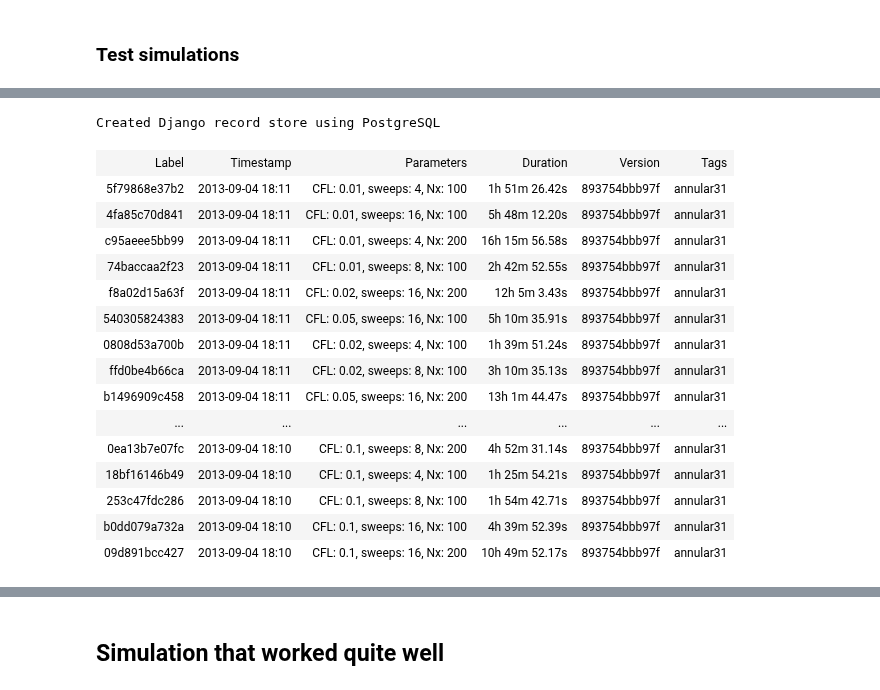
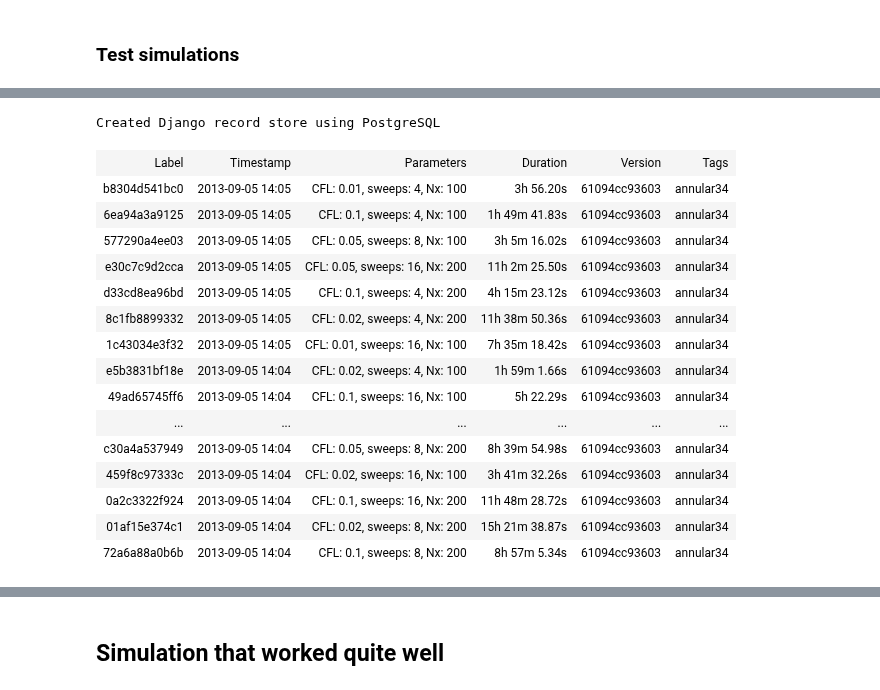
Before and after one commit to wd15/extremefill2D, a Jupyter notebook: annular7.ipynb, the cells around one changed output, grey strips where cells are left out. Cells and saved outputs as stored; diff of their text form; code cells hidden in the pictures.

```diff
--- a/annular7.ipynb
+++ b/annular7.ipynb
@@ -79,27 +79,27 @@ Wed Sep  4 18:10:42 EDT 2013
 # %%
 %load_ext autoreload
 %autoreload 2
 from tools import getSMTRecords, smt_ipy_table
 records = getSMTRecords()
-annular31Records = getSMTRecords(records=records, tags=['annular31'])
+annular34Records = getSMTRecords(records=records, tags=['annular34'])
 
-smt_ipy_table(annular31Records, fields=['label', 'timestamp', 'parameters', 'duration', 'version', 'tags'], parameters=['CFL', 'sweeps', 'Nx'])
+smt_ipy_table(annular34Records, fields=['label', 'timestamp', 'parameters', 'duration', 'version', 'tags'], parameters=['CFL', 'sweeps', 'Nx'])
 # %% [output]
 Created Django record store using PostgreSQL
 | Label | Timestamp | Parameters | Duration | Version | Tags |
-| 5f79868e37b2 | 2013-09-04 18:11 | CFL: 0.01, sweeps: 4, Nx: 100 | 1h 51m 26.42s | 893754bbb97f | annular31 |
-| 4fa85c70d841 | 2013-09-04 18:11 | CFL: 0.01, sweeps: 16, Nx: 100 | 5h 48m 12.20s | 893754bbb97f | annular31 |
-| c95aeee5bb99 | 2013-09-04 18:11 | CFL: 0.01, sweeps: 4, Nx: 200 | 16h 15m 56.58s | 893754bbb97f | annular31 |
-| 74baccaa2f23 | 2013-09-04 18:11 | CFL: 0.01, sweeps: 8, Nx: 100 | 2h 42m 52.55s | 893754bbb97f | annular31 |
-| f8a02d15a63f | 2013-09-04 18:11 | CFL: 0.02, sweeps: 16, Nx: 200 | 12h 5m 3.43s | 893754bbb97f | annular31 |
-| 540305824383 | 2013-09-04 18:11 | CFL: 0.05, sweeps: 16, Nx: 100 | 5h 10m 35.91s | 893754bbb97f | annular31 |
-| 0808d53a700b | 2013-09-04 18:11 | CFL: 0.02, sweeps: 4, Nx: 100 | 1h 39m 51.24s | 893754bbb97f | annular31 |
-| ffd0be4b66ca | 2013-09-04 18:11 | CFL: 0.02, sweeps: 8, Nx: 100 | 3h 10m 35.13s | 893754bbb97f | annular31 |
-| b1496909c458 | 2013-09-04 18:11 | CFL: 0.05, sweeps: 16, Nx: 200 | 13h 1m 44.47s | 893754bbb97f | annular31 |
+| b8304d541bc0 | 2013-09-05 14:05 | CFL: 0.01, sweeps: 4, Nx: 100 | 3h 56.20s | 61094cc93603 | annular34 |
+| 6ea94a3a9125 | 2013-09-05 14:05 | CFL: 0.1, sweeps: 4, Nx: 100 | 1h 49m 41.83s | 61094cc93603 | annular34 |
+| 577290a4ee03 | 2013-09-05 14:05 | CFL: 0.05, sweeps: 8, Nx: 100 | 3h 5m 16.02s | 61094cc93603 | annular34 |
+| e30c7c9d2cca | 2013-09-05 14:05 | CFL: 0.05, sweeps: 16, Nx: 200 | 11h 2m 25.50s | 61094cc93603 | annular34 |
+| d33cd8ea96bd | 2013-09-05 14:05 | CFL: 0.1, sweeps: 4, Nx: 200 | 4h 15m 23.12s | 61094cc93603 | annular34 |
+| 8c1fb8899332 | 2013-09-05 14:05 | CFL: 0.02, sweeps: 4, Nx: 200 | 11h 38m 50.36s | 61094cc93603 | annular34 |
+| 1c43034e3f32 | 2013-09-05 14:05 | CFL: 0.01, sweeps: 16, Nx: 100 | 7h 35m 18.42s | 61094cc93603 | annular34 |
+| e5b3831bf18e | 2013-09-05 14:04 | CFL: 0.02, sweeps: 4, Nx: 100 | 1h 59m 1.66s | 61094cc93603 | annular34 |
+| 49ad65745ff6 | 2013-09-05 14:04 | CFL: 0.1, sweeps: 16, Nx: 100 | 5h 22.29s | 61094cc93603 | annular34 |
 | ... | ... | ... | ... | ... | ... |
-| 0ea13b7e07fc | 2013-09-04 18:10 | CFL: 0.1, sweeps: 8, Nx: 200 | 4h 52m 31.14s | 893754bbb97f | annular31 |
-| 18bf16146b49 | 2013-09-04 18:10 | CFL: 0.1, sweeps: 4, Nx: 100 | 1h 25m 54.21s | 893754bbb97f | annular31 |
-| 253c47fdc286 | 2013-09-04 18:10 | CFL: 0.1, sweeps: 8, Nx: 100 | 1h 54m 42.71s | 893754bbb97f | annular31 |
-| b0dd079a732a | 2013-09-04 18:10 | CFL: 0.1, sweeps: 16, Nx: 100 | 4h 39m 52.39s | 893754bbb97f | annular31 |
-| 09d891bcc427 | 2013-09-04 18:10 | CFL: 0.1, sweeps: 16, Nx: 200 | 10h 49m 52.17s | 893754bbb97f | annular31 |
+| c30a4a537949 | 2013-09-05 14:04 | CFL: 0.05, sweeps: 8, Nx: 200 | 8h 39m 54.98s | 61094cc93603 | annular34 |
+| 459f8c97333c | 2013-09-05 14:04 | CFL: 0.02, sweeps: 16, Nx: 100 | 3h 41m 32.26s | 61094cc93603 | annular34 |
+| 0a2c3322f924 | 2013-09-05 14:04 | CFL: 0.1, sweeps: 16, Nx: 200 | 11h 48m 28.72s | 61094cc93603 | annular34 |
+| 01af15e374c1 | 2013-09-05 14:04 | CFL: 0.02, sweeps: 8, Nx: 200 | 15h 21m 38.87s | 61094cc93603 | annular34 |
+| 72a6a88a0b6b | 2013-09-05 14:04 | CFL: 0.1, sweeps: 8, Nx: 200 | 8h 57m 5.34s | 61094cc93603 | annular34 |
 # %%
```
Also changed, not shown: parts of 15 cells of this notebook.
